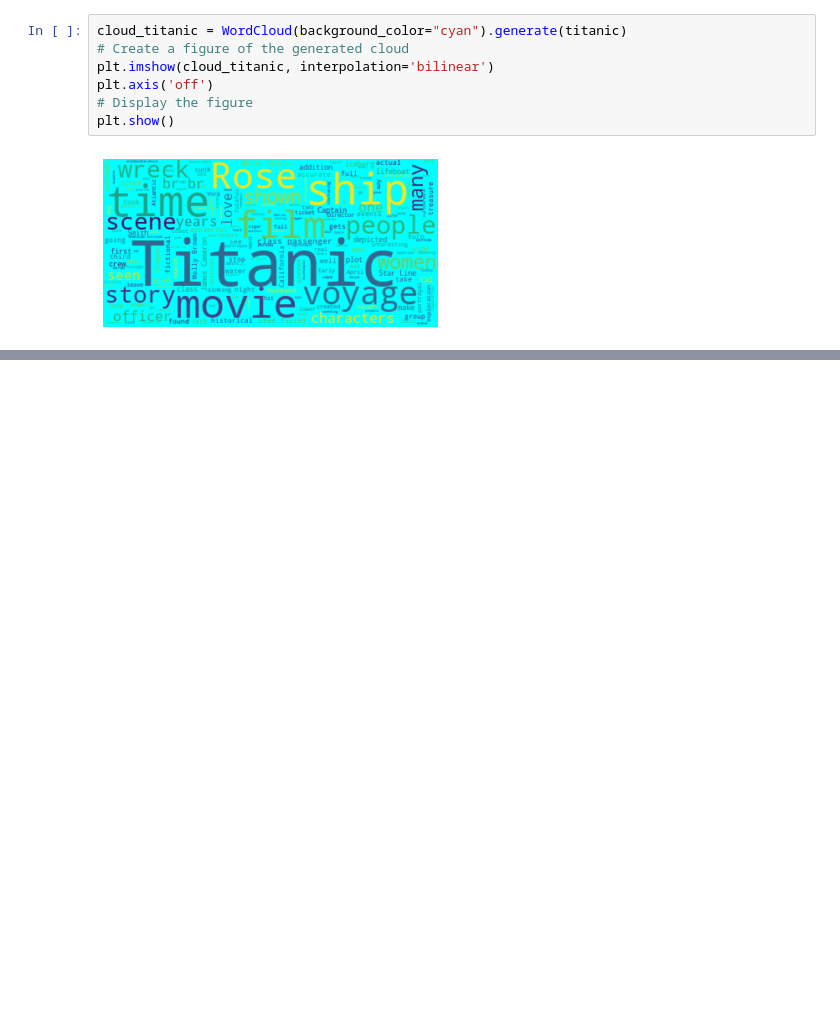
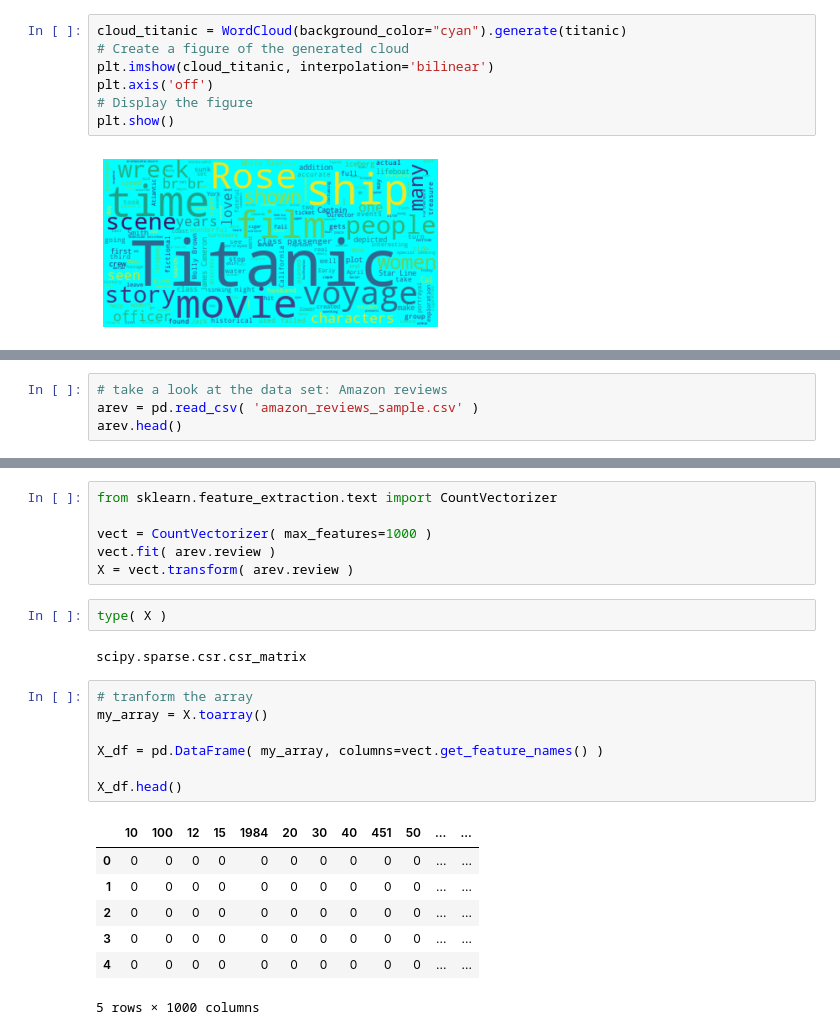
Before and after one commit to SmilodonCub/ReadingLearningTinkering, a Jupyter notebook: DataCamp/NLP_inPython/Sentiment_Analysis_in_Python.ipynb, the cells around one changed output, grey strips where cells are left out. Drawn from its saved outputs; the diff is of its cells as text; blank space fills up the shorter version.

Commit message:
numeric features from text

```diff
--- a/DataCamp/NLP_inPython/Sentiment_Analysis_in_Python.ipynb
+++ b/DataCamp/NLP_inPython/Sentiment_Analysis_in_Python.ipynb
@@ -281,0 +291,4 @@ plt.show()
+# %%
+# take a look at the data set: Amazon reviews
+arev = pd.read_csv( 'amazon_reviews_sample.csv' )
+arev.head()
@@ -281,0 +302,25 @@ plt.show()
+# %%
+from sklearn.feature_extraction.text import CountVectorizer
+
+vect = CountVectorizer( max_features=1000 )
+vect.fit( arev.review )
+X = vect.transform( arev.review )
+# %%
+type( X )
+# %% [output]
+scipy.sparse.csr.csr_matrix
+# %%
+# tranform the array
+my_array = X.toarray()
+
+X_df = pd.DataFrame( my_array, columns=vect.get_feature_names() )
+
+X_df.head()
+# %% [output]
+|  | 10 | 100 | 12 | 15 | 1984 | 20 | 30 | 40 | 451 | 50 | ... | ... |
+| 0 | 0 | 0 | 0 | 0 | 0 | 0 | 0 | 0 | 0 | 0 | ... | ... |
+| 1 | 0 | 0 | 0 | 0 | 0 | 0 | 0 | 0 | 0 | 0 | ... | ... |
+| 2 | 0 | 0 | 0 | 0 | 0 | 0 | 0 | 0 | 0 | 0 | ... | ... |
+| 3 | 0 | 0 | 0 | 0 | 0 | 0 | 0 | 0 | 0 | 0 | ... | ... |
+| 4 | 0 | 0 | 0 | 0 | 0 | 0 | 0 | 0 | 0 | 0 | ... | ... |
+5 rows × 1000 columns
```
Also changed, not shown: parts of 16 cells of this notebook.
